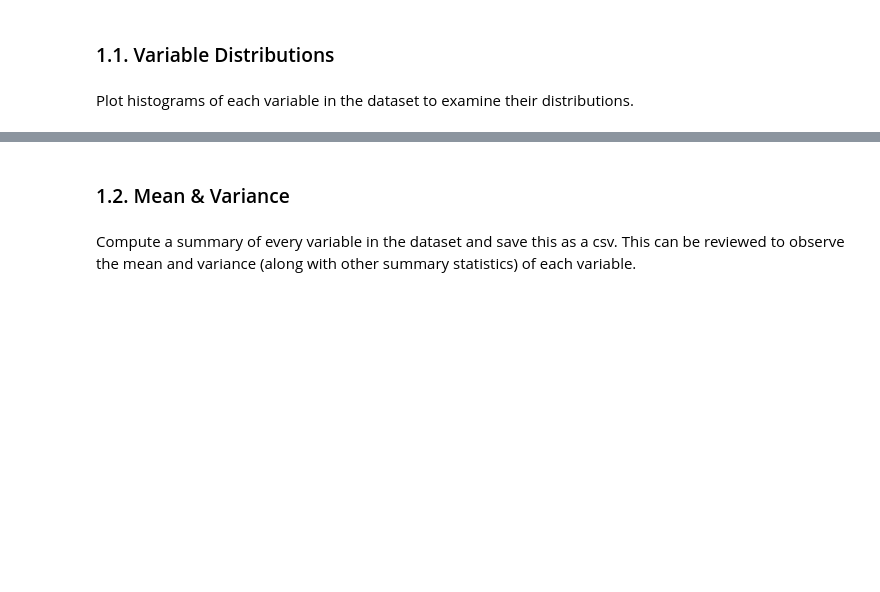
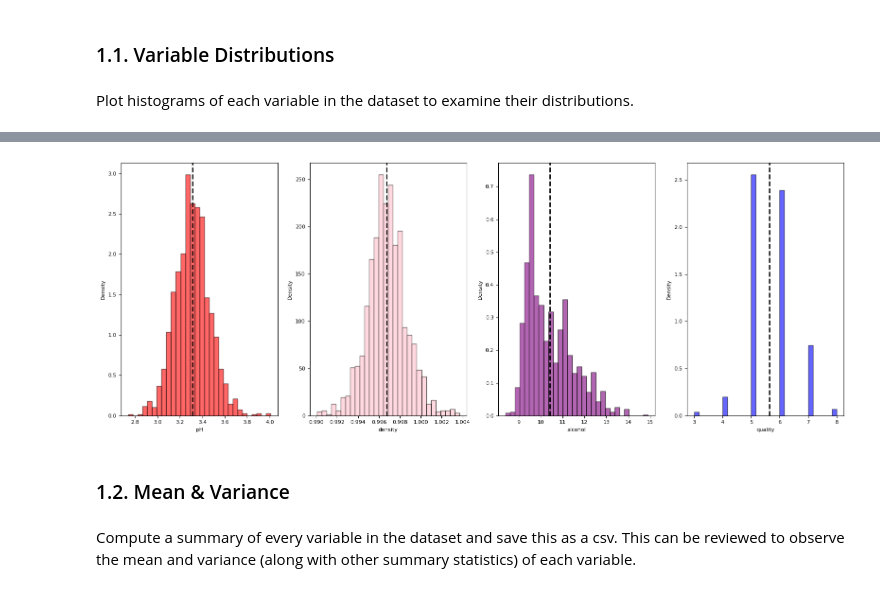
Before and after one commit to SaianPatel/InferentialStatistics, a Jupyter notebook: Coursework/1_EDA.ipynb, the cells around one changed output, grey strips where cells are left out. Drawn from its saved outputs; the diff is of its cells as text; code cells hidden in the pictures; blank space fills up the shorter version.

Commit message:
Sort colours

```diff
--- a/Coursework/1_EDA.ipynb
+++ b/Coursework/1_EDA.ipynb
@@ -43,3 +43,36 @@ plt.show()
+# %%
+# Filter df and plot the resulting distributions
+
+columns_to_keep = ['pH', 'density', 'alcohol', 'quality']
+df_filtered = df[columns_to_keep]
+# %%
+
+# Set up subplots
+fig, axes = plt.subplots(nrows=1, ncols=4, figsize=(16, 6))
+axes = axes.flatten()  # Flatten the 2D array to easily iterate
+
+#  Set colours
+colours = ['red', 'pink', 'purple', 'blue']
+
+# Loop through each feature and plot its histogram
+for i, col in enumerate(df_filtered.columns):
+    ax = axes[i]
+    ax.hist(df_filtered[col], bins=30, density=True, alpha=0.6, color=colours[i], edgecolor="black")
+    # ax.set_title(col, fontsize=10)
+    ax.set_ylabel("Density", fontsize=8)
+    ax.set_xlabel(col, fontsize=8)
+    ax.tick_params(axis='both', labelsize=8)
+    ax.axvline(x = np.mean(df[col]), color="black", linestyle="dashed", linewidth=2)
+
+# Remove unused subplots (if any)
+for j in range(i + 1, len(axes)):
+    fig.delaxes(axes[j])  # Remove extra empty plots
+
+# Adjust layout for better readability
+plt.tight_layout()
+plt.show()
+# %% [output]
+[figure, added]
 # %% [markdown]
 ### 1.2. Mean & Variance
 # %% [markdown]
```
Also changed, not shown: parts of 1 cell of this notebook, 4 other files.
